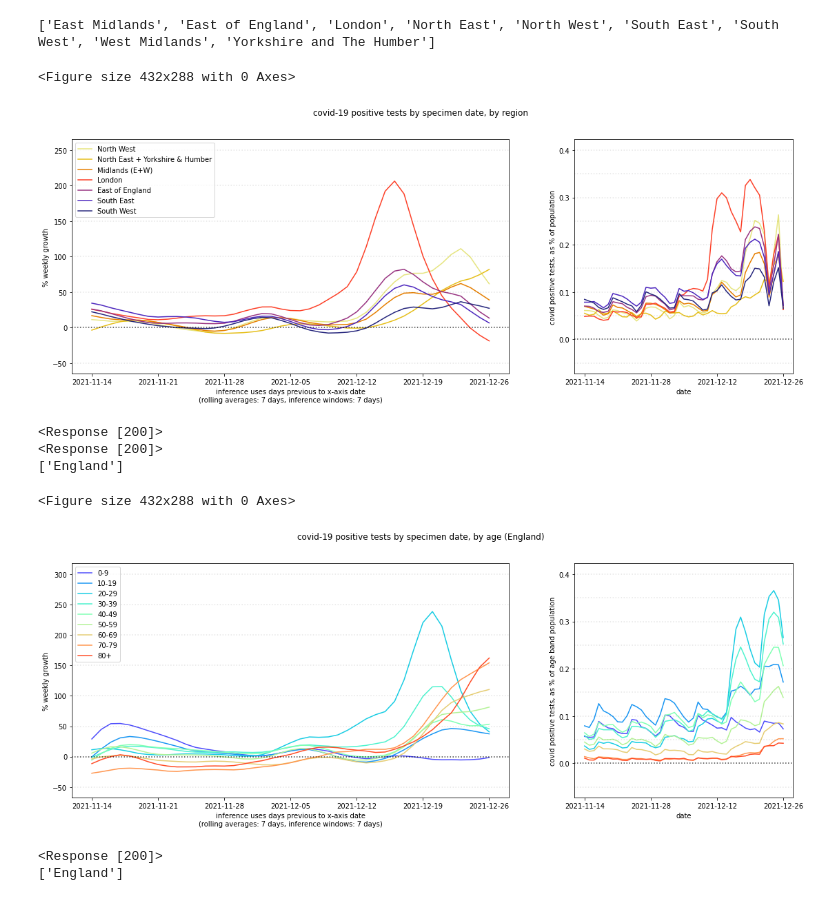
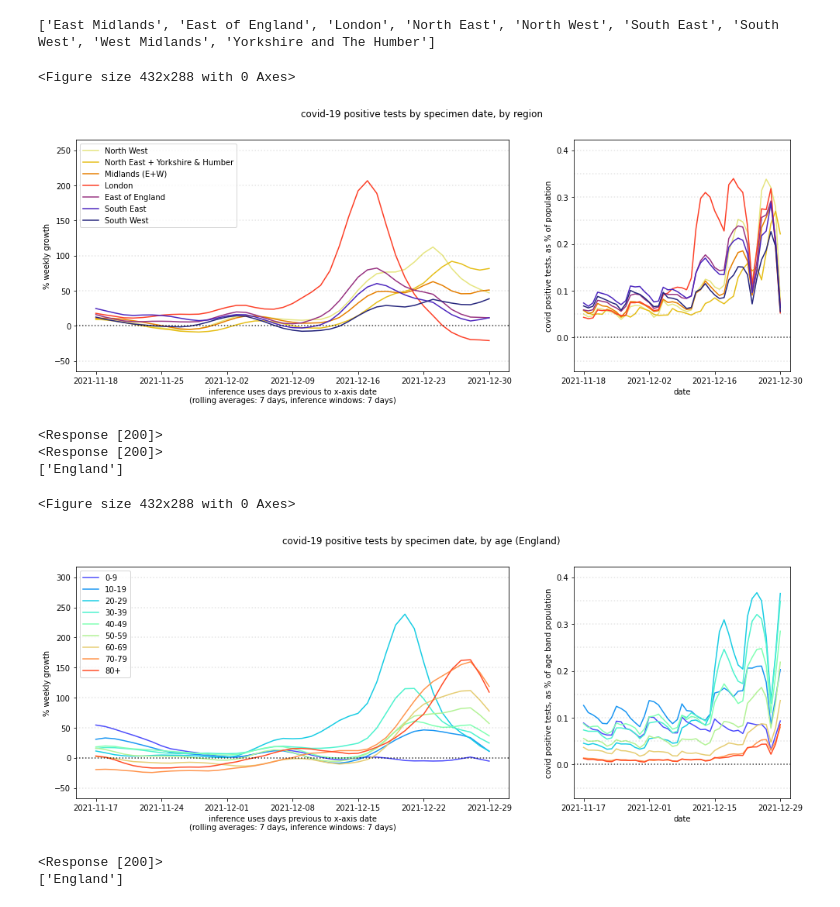
Before and after one commit to nicfreeman1209/covid-19, a Jupyter notebook: log-linear/Log-Linear.ipynb, the cells around one changed output. Drawn from its saved outputs; the diff is of its cells as text; code cells hidden in the pictures.

```diff
--- a/log-linear/Log-Linear.ipynb
+++ b/log-linear/Log-Linear.ipynb
@@ -64,7 +66,7 @@ def plot_rates_over_time(title, x_dates, y_dict, ylabel, dividers, divider_offse
     # plot values of y_dict and a plot of corresponding growth rates across time
     assert(len(x_dates)-n_prev_days-n_inf_window-n_avg_window>0)
     plt.clf()
-    m = 1.25
+    m = 1.1
     fig, axes = plt.subplots(1,2, figsize=(15*m,5*m), gridspec_kw={'width_ratios':[2,1]})
     fig.suptitle(title)
     ax0,ax1 = axes
@@ -321,39 +323,39 @@ sns.set_palette("CMRmap_r",len(popn))
 n_prev_days = 1 + 7*6
 n_avg_window = 7
 n_inf_window = 7
-n_clip_recent = 1
+n_clip_recent = 0
 
 x_dates = sorted(list(set(tests_df.date.to_list())))
 x_dates = x_dates[:len(x_dates)-n_clip_recent-1]
 
 title = "covid-19 positive tests by specimen date, by region"
 ylabel = "covid positive tests, as % of population"
 divider_offset = 7
 
 _y_dict = {}
 for region in testRegions:
     _y_dict[region] = np.array(tests_df[tests_df.areaName==region].newCasesBySpecimenDate.to_list())
 
 y_dict = {}
 for region in testRegions:
     _y_dict[region] = _y_dict[region][:len(x_dates)-n_clip_recent-1]
 _y_dict['Midlands (E+W)'] = _y_dict['East Midlands'][-150:] + _y_dict['West Midlands'][-150:] # diff lengths, hack
 _y_dict['North East + Yorkshire & Humber'] = _y_dict['North East'][-150:] + _y_dict['Yorkshire and The Humber'][-150:] # diff lengths, hack
 
 y_dict_eng = {}
 y_dict_eng["England"] = np.zeros(100)
 for region in testRegionOrder:
     y_dict_eng["England"] += _y_dict[region][-100:]
 y_dict_eng["England"] /= 55*1e6
 
 for region in testRegionOrder:
     y_dict[region] = _y_dict[region] / popn[region] * 100
 
 plot_rates_over_time(title, x_dates, y_dict, ylabel, dividers, divider_offset, n_avg_window, n_inf_window, n_prev_days)
 #plot_rates_over_time(title, x_dates, y_dict_eng, ylabel, dividers, divider_offset, n_avg_window, n_inf_window, n_prev_days)
 # %% [output]
 <Figure size 432x288 with 0 Axes>
-[figure, old version]
+[figure, new version]
 # %%
 # POSITIVE TESTS AGE DEMOGRAPHICS - fetch
 #url = "https://api.coronavirus.data.gov.uk/v2/data?areaType=nation&areaCode=E92000001&metric=newCasesBySpecimenDateAgeDemographics&format=json"
@@ -456,7 +457,7 @@ for ageBand in ageBands.keys():
 plot_rates_over_time(title, x_dates, y_dict, ylabel, dividers, divider_offset, n_avg_window, n_inf_window, n_prev_days)
 # %% [output]
 <Figure size 432x288 with 0 Axes>
-[figure, old version]
+[figure, new version]
 # %%
 # HOSPITAL ADMISSIONS AGE DEMOGRAPHICS - fetch
 url = "https://api.coronavirus.data.gov.uk/v2/data?areaType=nation&areaCode=E92000001&metric=cumAdmissionsByAge&format=json"
```
Also changed, not shown: parts of 5 cells of this notebook, 5 other files.
